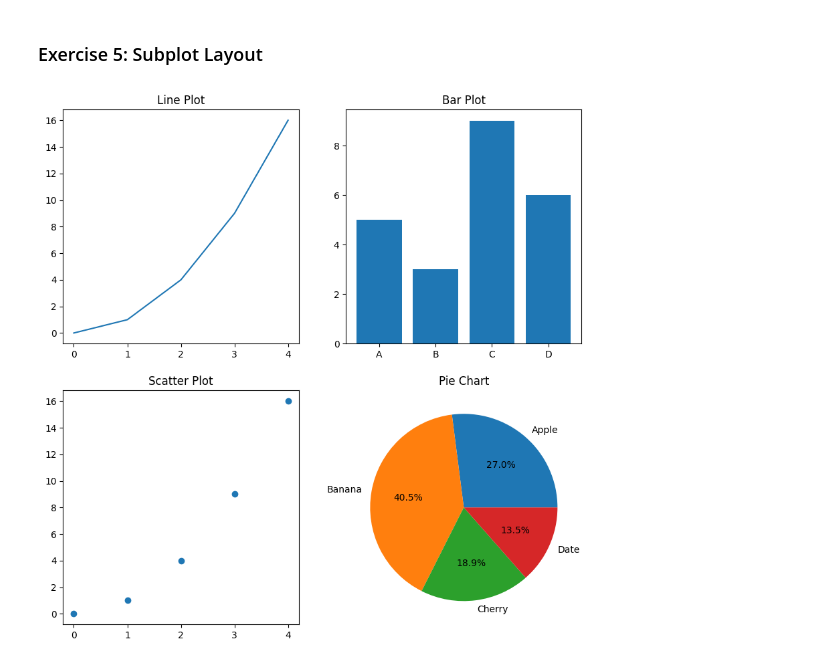
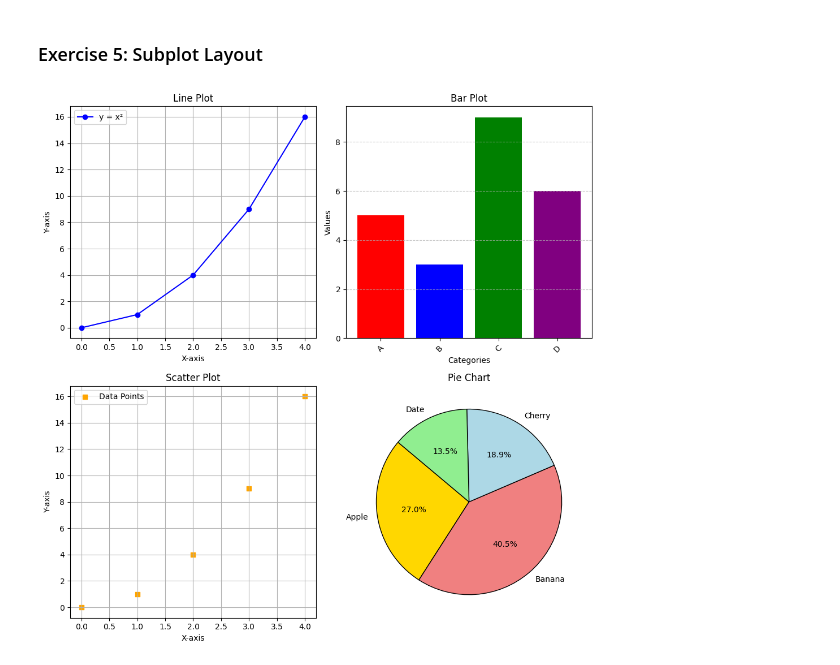
Before and after one commit to likhiths1/python-jupyter-template, a Jupyter notebook: src/5-subplot.ipynb, the cells around one changed output. Drawn from its saved outputs; the diff is of its cells as text; code cells hidden in the pictures.

```diff
--- a/src/5-subplot.ipynb
+++ b/src/5-subplot.ipynb
@@ -3,34 +3,61 @@
 # %%
 # TASK: Create a 2x2 subplot layout.
 # Plot a line chart in the first subplot, a bar chart in the second, a scatter plot in the third, and a pie chart in the fourth.\
 import matplotlib.pyplot as plt
+
+# Data
 x = [0, 1, 2, 3, 4]
 y = [0, 1, 4, 9, 16]
 categories = ['A', 'B', 'C', 'D']
 values = [5, 3, 9, 6]
 labels = ['Apple', 'Banana', 'Cherry', 'Date']
 sizes = [10, 15, 7, 5]
 
+# Error handling
+if len(x) != len(y):
+    raise ValueError("Error: 'x' and 'y' must have the same number of elements.")
+if len(categories) != len(values):
+    raise ValueError("Error: 'categories' and 'values' must have the same number of elements.")
+if len(labels) != len(sizes):
+    raise ValueError("Error: 'labels' and 'sizes' must have the same number of elements.")
+
 # Create a 2x2 grid of subplots
 fig, axs = plt.subplots(2, 2, figsize=(10, 10))
 
 # First subplot: Line plot
-axs[0, 0].plot(x, y)
+axs[0, 0].plot(x, y, marker='o', linestyle='-', color='b', label='y = x²')
 axs[0, 0].set_title('Line Plot')
+axs[0, 0].set_xlabel('X-axis')
+axs[0, 0].set_ylabel('Y-axis')
+axs[0, 0].legend()
+axs[0, 0].grid(True)
 
 # Second subplot: Bar plot
-axs[0, 1].bar(categories, values)
+axs[0, 1].bar(categories, values, color=['red', 'blue', 'green', 'purple'])
 axs[0, 1].set_title('Bar Plot')
+axs[0, 1].set_xlabel('Categories')
+axs[0, 1].set_ylabel('Values')
+axs[0, 1].grid(axis='y', linestyle='--', alpha=0.7)
+axs[0, 1].tick_params(axis='x', rotation=45)
 
 # Third subplot: Scatter plot
-axs[1, 0].scatter(x, y)
+axs[1, 0].scatter(x, y, color='orange', marker='s', label='Data Points')
 axs[1, 0].set_title('Scatter Plot')
+axs[1, 0].set_xlabel('X-axis')
+axs[1, 0].set_ylabel('Y-axis')
+axs[1, 0].legend()
+axs[1, 0].grid(True)
 
 # Fourth subplot: Pie chart
-axs[1, 1].pie(sizes, labels=labels, autopct='%1.1f%%')
+axs[1, 1].pie(sizes, labels=labels, autopct='%1.1f%%', startangle=140,
+              colors=['gold', 'lightcoral', 'lightblue', 'lightgreen'],
+              wedgeprops={'edgecolor': 'black'})
 axs[1, 1].set_title('Pie Chart')
+
+# Adjust layout to prevent overlap
+plt.tight_layout()
 
 # Show the plots
 plt.show()
 # %% [output]
-[figure, old version]
+[figure, new version]
```
Also changed, not shown: 5 other files.
